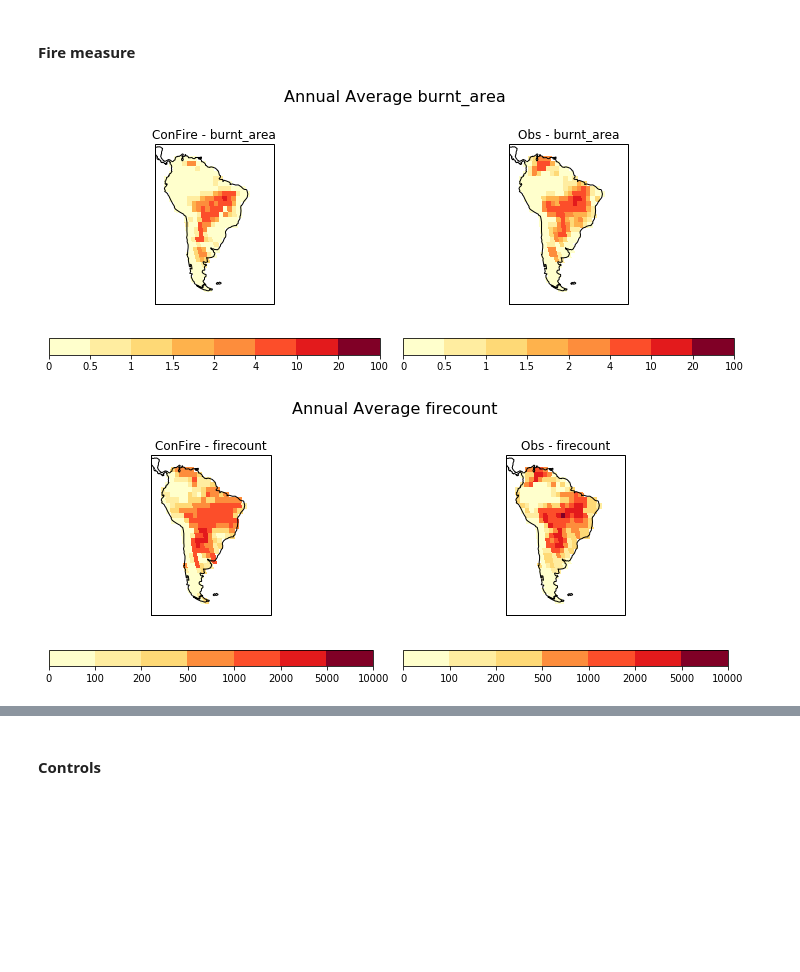
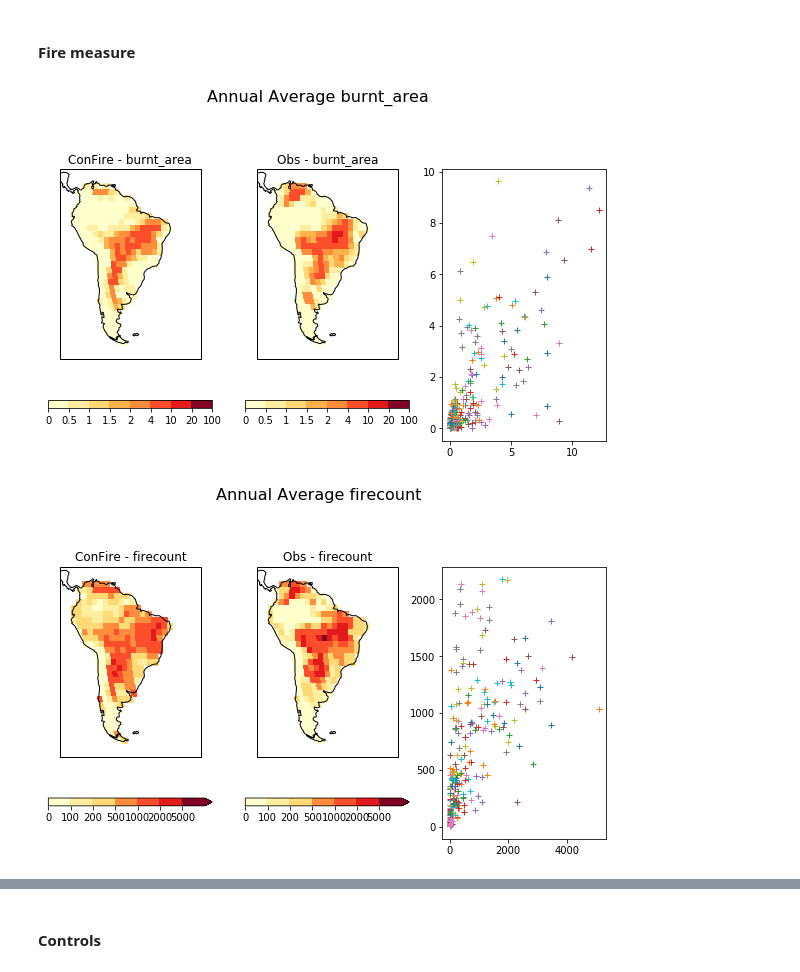
Before and after one commit to douglask3/amazon_fires, a Jupyter notebook: optimise_run_model/make_model_output.ipynb, the cells around one changed output, grey strips where cells are left out. Cells and saved outputs as stored; diff of their text form; code cells hidden in the pictures; blank space fills up the shorter version.

```diff
--- a/optimise_run_model/make_model_output.ipynb
+++ b/optimise_run_model/make_model_output.ipynb
@@ -93,13 +94,13 @@ files = {'soilwMax'           : 'vegetation/MaxOverMean_soilw.0-10cm.gauss.2000-
          'population_density' : 'human/population_density-PD_HYDEv3.2_2001-2018.nc',
          'cropland'           : 'human/cropland2001-2019.nc',
          'vegcover'           : 'vegetation/vegcover-2001-June2018.nc',
-         'burnt_area'         : 'burnt_area-GFED4s_2.5degree_2000-2016.nc',
+         'burnt_area'         : 'burnt_area-GFED4s_2.5degree_2001-2016.nc',
          'firecount'          : 'fire_counts/firecount_TERRA_M__T.nc'}
 # %%
-param_files  = ['../outputs/params-testburnt_area.csv', '../outputs/params-testfirecount.csv']
+param_files  = ['../outputs/params-test_errors_poisson-burnt_area.csv', '../outputs/params-test_errors_poisson-firecount.csv']
 exponates    = [False, True]
 variables    = ["burnt_area", "firecount"]
-title_output = 'constant_post_2018'
+title_output = 'constant_post_2018_2'
 
 fire_Season = [7, 8]
 
@@ -236,6 +237,8 @@ class ConFIRE(object):
         self.standard_suppression = self.standard_suppression / self.sigmoid(0.0, self.params['suppression_x0'],
                                                  -self.params['suppression_k'])
 
+        self.error = self.params['sigma']
+
         ## if the inputs are iris cubes, we can add some useful metadata
         try:
             self.burnt_area.long_name = "burnt_area"
@@ -263,6 +266,8 @@ class ConFIRE(object):
             self.standard_suppression.units = '1'
         except:
             pass
+
+    #def burnt_area_error(self):
 
 
     def control_fuel(self, vegcover, alphaMax, fuel_pw, fuel_pg):
@@ -409,45 +414,50 @@ class ConFIRE(object):
 Here, we run the model with the median of each parameter and plot each of the outputs mentioned above to make sure everything is happy
 # %%
 # We're using the row which has minimum sigma
-models = [ConFIRE(input_data, param.loc[0], exponate) for param, exponate in zip(params, exponates)]#param["sigma"].idxmin()]
+models = [ConFIRE(input_data, param.loc[param["sigma"].idxmin()], exponate) for param, exponate in zip(params, exponates)]
 # %% [markdown]
 ### Plotting
 # %% [markdown]
 #### Fire measure
 # %%
 def plot_model_burnt_area(model, variable, level, scale, mnths = None, nmth_ys = 12,
-                          figsize = (10, 7.5), Title = "Annual Average ", N = 2, M = 2, n = 0):
+                          figsize = (10, 11), Title = "Annual Average ", N = 2, M = 3, n = 0,
+                          addScatter = False, *args, **kw):
     if figsize is not None: plt.figure(figsize = figsize)
     if mnths is None: mnths = np.arange(0, 12*15)
 
     sim = model.burnt_area[mnths].collapsed('time', iris.analysis.MEAN)
+
     sim.long_name = "ConFire - " + variable
     sim.data = sim.data * nmth_ys * scale
 
-    plot_lonely_cube(sim, N, M, n + 1, levels = level, cmap = "brewer_YlOrRd_09")
+    plot_lonely_cube(sim, N, M, n + 1, levels = level, cmap = "brewer_YlOrRd_09", *args, **kw)
 
     #gfed = iris.load_cube('../outputs/amazon_region/burnt_area-GFED4s_2.5degree_2000-2016.nc')
     obs = input_data[variable][mnths].collapsed('time', iris.analysis.MEAN)*nmth_ys * scale
     obs.long_name = "Obs - " + variable
-    plot_lonely_cube(obs, N, M, n + 2, levels = level, cmap = "brewer_YlOrRd_09")
+    plot_lonely_cube(obs, N, M, n + 2, levels = level, cmap = "brewer_YlOrRd_09", *args, **kw)
 
+    if addScatter:
+        plt.subplot(N, M, n + 3)
+        plt.plot(obs.data, sim.data, '+')
     plt.subplots_adjust(top=0.88)
     plt.suptitle(Title + variable, fontsize=16)
     plt.subplots_adjust(top=0.88)
 
     if fig:
         plt.savefig(dir_fig + variable + '.png')
 
-levels_var = [[0, 0.5, 1, 1.5, 2, 4, 10, 20, 100], [0, 100, 200, 500, 1000, 2000, 5000, 10000]]
+levels_var = [[0, 0.5, 1, 1.5, 2, 4, 10, 20, 100], [0, 100, 200, 500, 1000, 2000, 5000]]
 scales = [100, 1]
 def plot_fire_month(*args, **kw):
-    for model, variable, level, scale in zip(models, variables, levels_var, scales):
-        plot_model_burnt_area(model, variable, level, scale, *args, **kw)
+    for model, variable, level, scale, ex in zip(models, variables, levels_var, scales, ["neither", "max"]):
+        plot_model_burnt_area(model, variable, level, scale, extend = ex, *args, **kw)
 
-plot_fire_month()
+plot_fire_month(addScatter = True)
 # %% [output]
-[figure, old version]
+[figure, new version]
-[figure, old version]
+[figure, new version]
 # %%
 fire_Season = np.array([6,7,8])
 fire_Seasons = np.array([fire_Season + yr*12 for yr in range(0, 19)])
```
Also changed, not shown: parts of 16 cells of this notebook, 1 other file.
